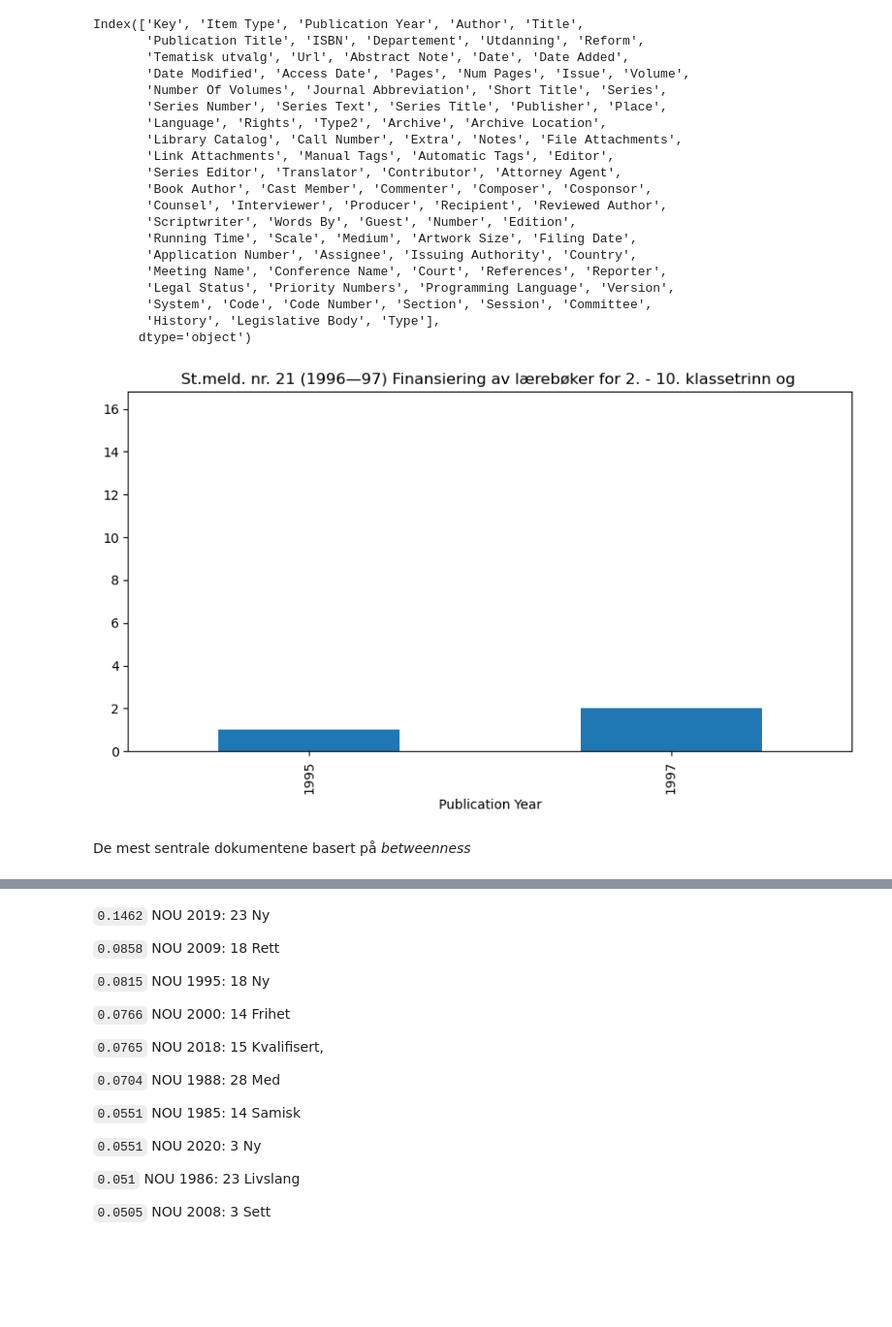
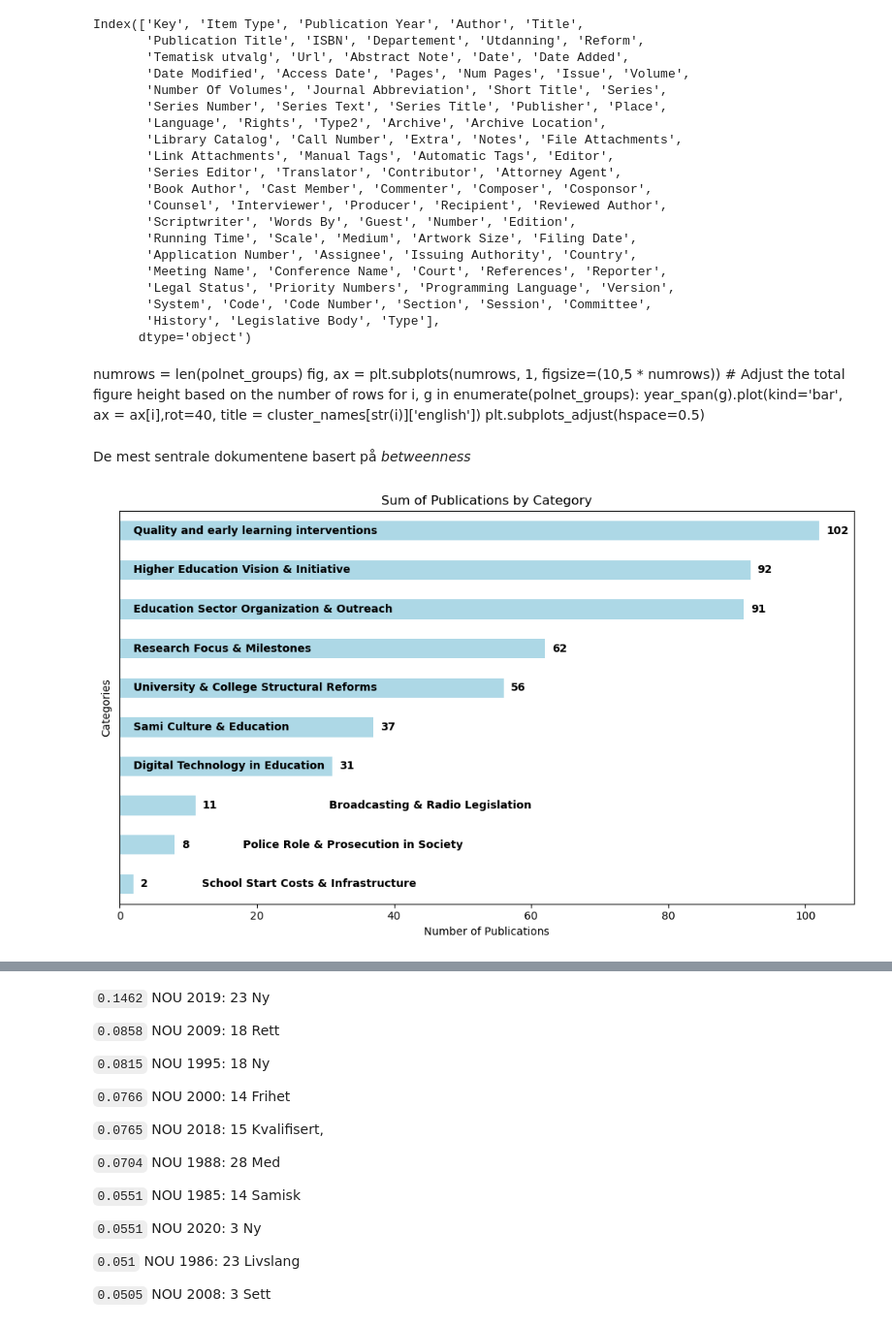
Before and after one commit to Yoonsen/ECER2023, a Jupyter notebook: Polnet_analysis_leiden.ipynb, the cells around one changed output, grey strips where cells are left out. Shown at 97% size. Cells and saved outputs as stored; diff of their text form; code cells hidden in the pictures; blank space fills up the shorter version.

Commit message:
lates visuals

```diff
--- a/Polnet_analysis_leiden.ipynb
+++ b/Polnet_analysis_leiden.ipynb
@@ -365,18 +466,68 @@ Index(['Key', 'Item Type', 'Publication Year', 'Author', 'Title',
        'History', 'Legislative Body', 'Type'],
       dtype='object')
 # %%
-def year_span(g):
+def year_span(g, column="counts"):
     df = g.merge(zotero[['Key','Publication Year']], left_on='vertex', right_on='Key')
-    return df.groupby('Publication Year').count()['vertex']
+    res = pd.DataFrame(df.groupby('Publication Year').count()['vertex'])
+    res.columns = [column]
+    return res
 # %%
 import os
-# %%
-for i, g in enumerate(polnet_groups):
-    docs = g.sort_values(by='degree',ascending=False).head(2)[['name']].values
-    year_span(g).plot(kind='bar',figsize=(10,5), title = docs[0][0][:80])
-    plt.savefig(os.path.join("figures", f"år_oversikt_{i}.png"))
-# %% [output]
-[figure, removed]
+# %% [markdown]
+numrows = len(polnet_groups)
+fig, ax = plt.subplots(numrows, 1, figsize=(10,5 * numrows))  # Adjust the total figure height based on the number of rows
+for i, g in enumerate(polnet_groups):
+    year_span(g).plot(kind='bar', ax = ax[i],rot=40, title = cluster_names[str(i)]['english'])
+plt.subplots_adjust(hspace=0.5)
 # %% [markdown]
 
 De mest sentrale dokumentene basert på _betweenness_
+# %%
+df = pd.concat([year_span(g, column = cluster_names[str(i)]["english"]) for i, g in enumerate(polnet_groups)], axis=1).fillna(0)
+# %%
+sums = df.sum().sort_values()
+
+# Plotting
+fig, ax = plt.subplots(figsize=(10, 6))
+
+# Create a horizontal bar plot
+bars = sums.plot(kind='barh', ax=ax, color='lightblue')
+
+ax.set_yticks([])
+
+
+
+# Annotate the bars with category names and sums
+for i, bar in enumerate(bars.patches):
+    width = bar.get_width()
+
+    # Estimate the space required by the sum value text
+    value_text = str(int(width))
+    value_placeholder = ax.text(0, 0, value_text, fontweight='bold')
+    value_text_width = value_placeholder.get_window_extent().width
+    value_placeholder.remove()
+
+    # Annotate sum values
+    ax.text(width + 0.01 * max(sums),
+            bar.get_y() + bar.get_height() / 2,
+            value_text,
+            ha='left', va='center', color='black', fontweight='bold')
+
+    # Decide where to place the category name text
+    text_position = 0.02 * max(sums)
+    if width < value_text_width + 0.05 * max(sums):
+        text_position = width + value_text_width + 0.003 * max(sums)
+
+    # Annotating category names
+    ax.text(text_position,
+            bar.get_y() + bar.get_height() / 2,
+            sums.index[i],
+            ha='left', va='center', color='black', fontweight='bold')
+
+ax.set_title("Sum of Publications by Category")
+ax.set_xlabel("Number of Publications")
+ax.set_ylabel("Categories")
+
+plt.tight_layout()
+# %% [output]
+[figure, added]
```
Also changed, not shown: parts of 51 cells of this notebook, 1 other file.
